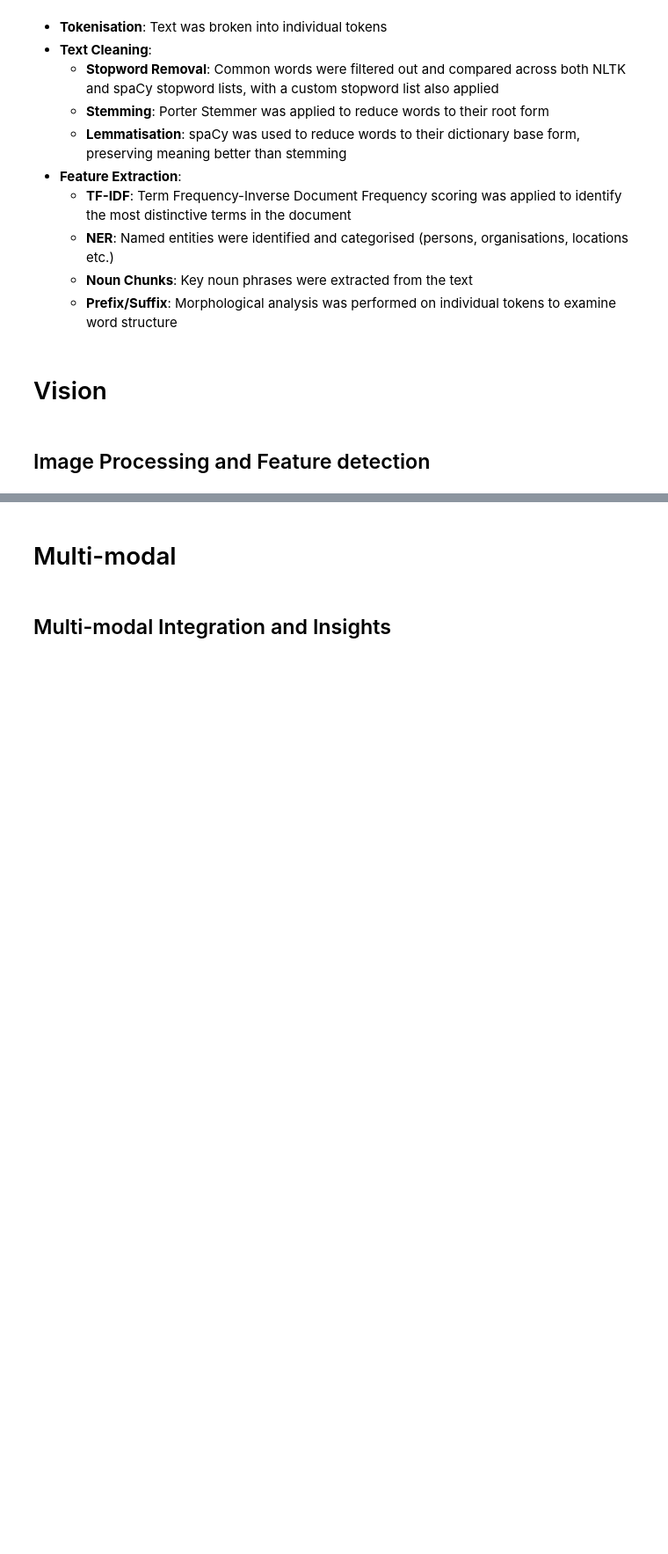
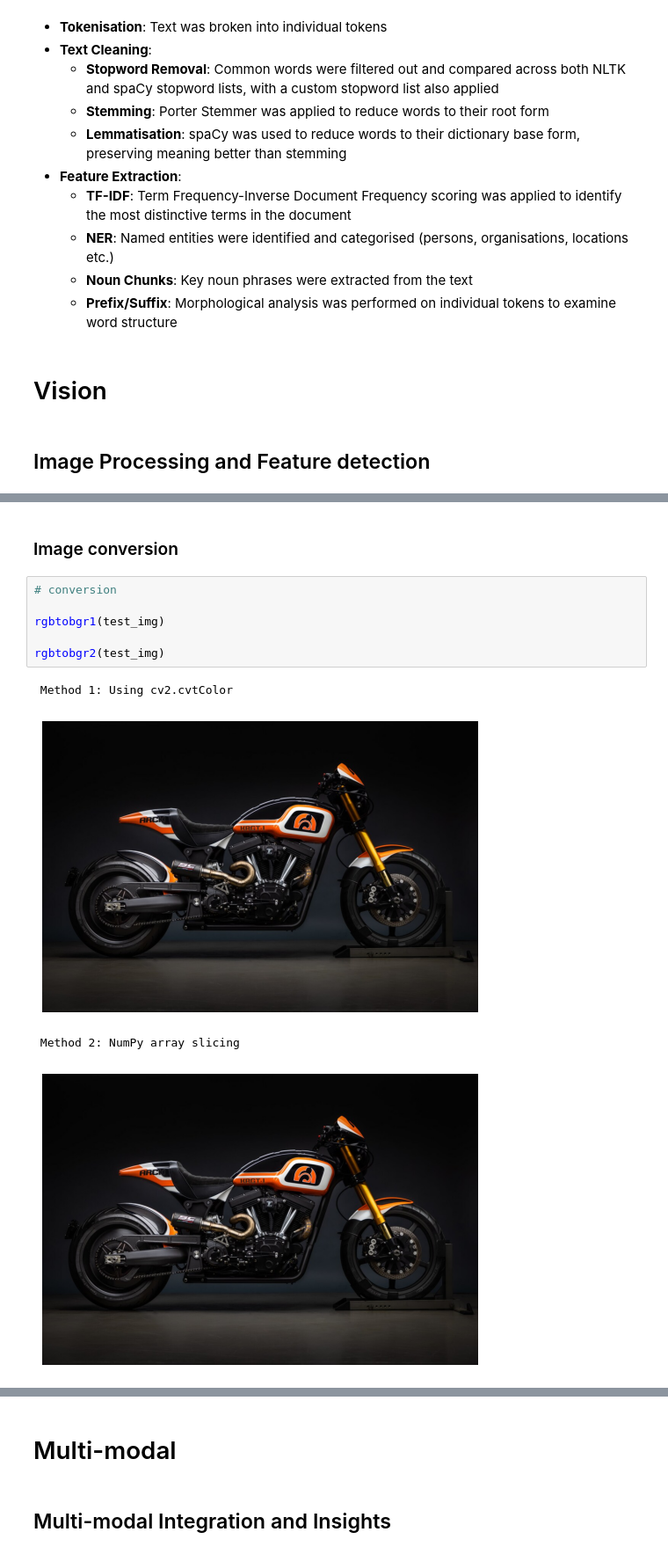
Before and after one commit to ATU-BDAAI/ca2-assignment-lightarchivist-1, a Jupyter notebook: CA2_Template.ipynb, the cells around one changed output, grey strips where cells are left out. Shown at 88% size. Cells and saved outputs as stored; diff of their text form; blank space fills up the shorter version.

```diff
--- a/CA2_Template.ipynb
+++ b/CA2_Template.ipynb
@@ -649,0 +766,13 @@ testimg =
+# %% [markdown]
+### Image conversion
+# %%
+# conversion
+
+rgbtobgr1(test_img)
+
+rgbtobgr2(test_img)
+# %% [output]
+ Method 1: Using cv2.cvtColor
+[figure, added]
+ Method 2: NumPy array slicing
+[figure, added]
```
Also changed, not shown: parts of 7 cells of this notebook, 1 other file.
